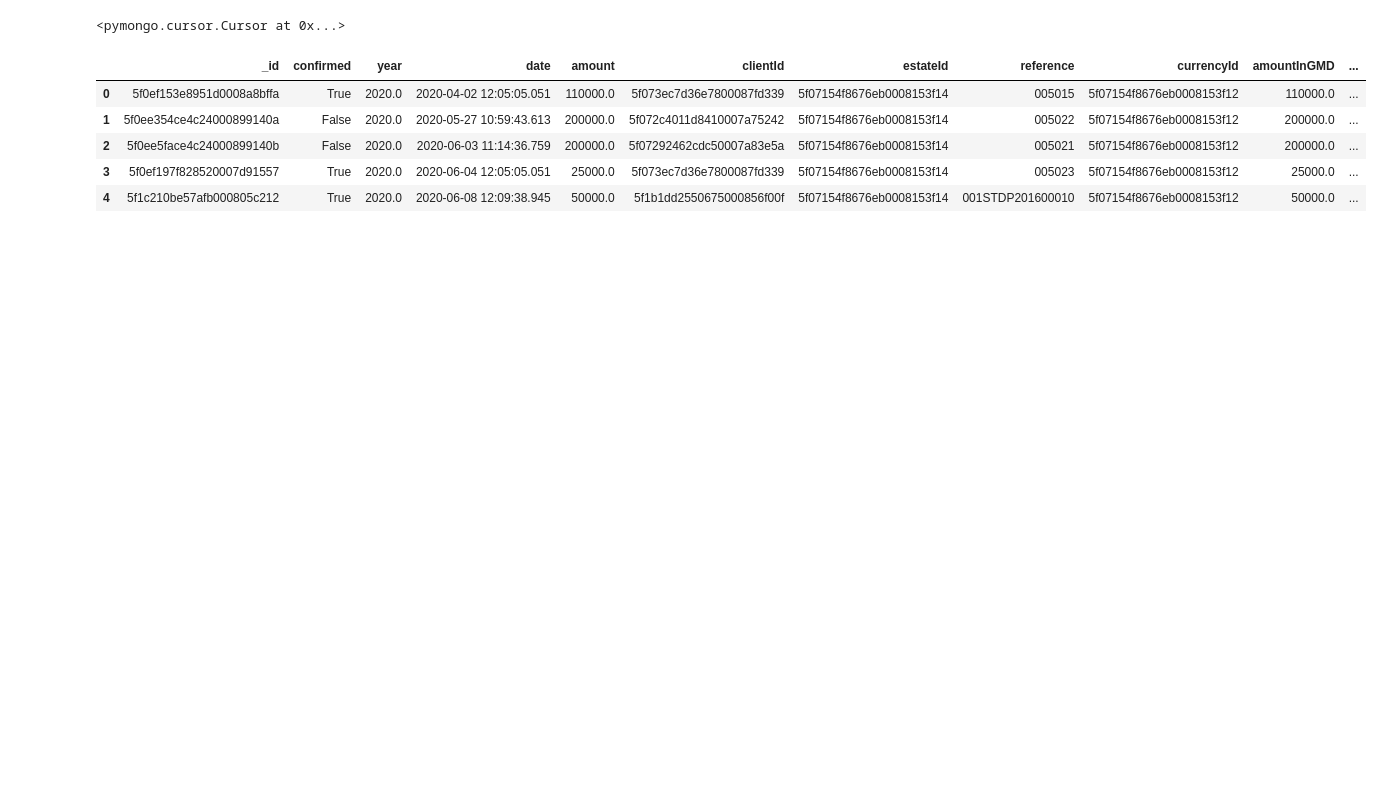
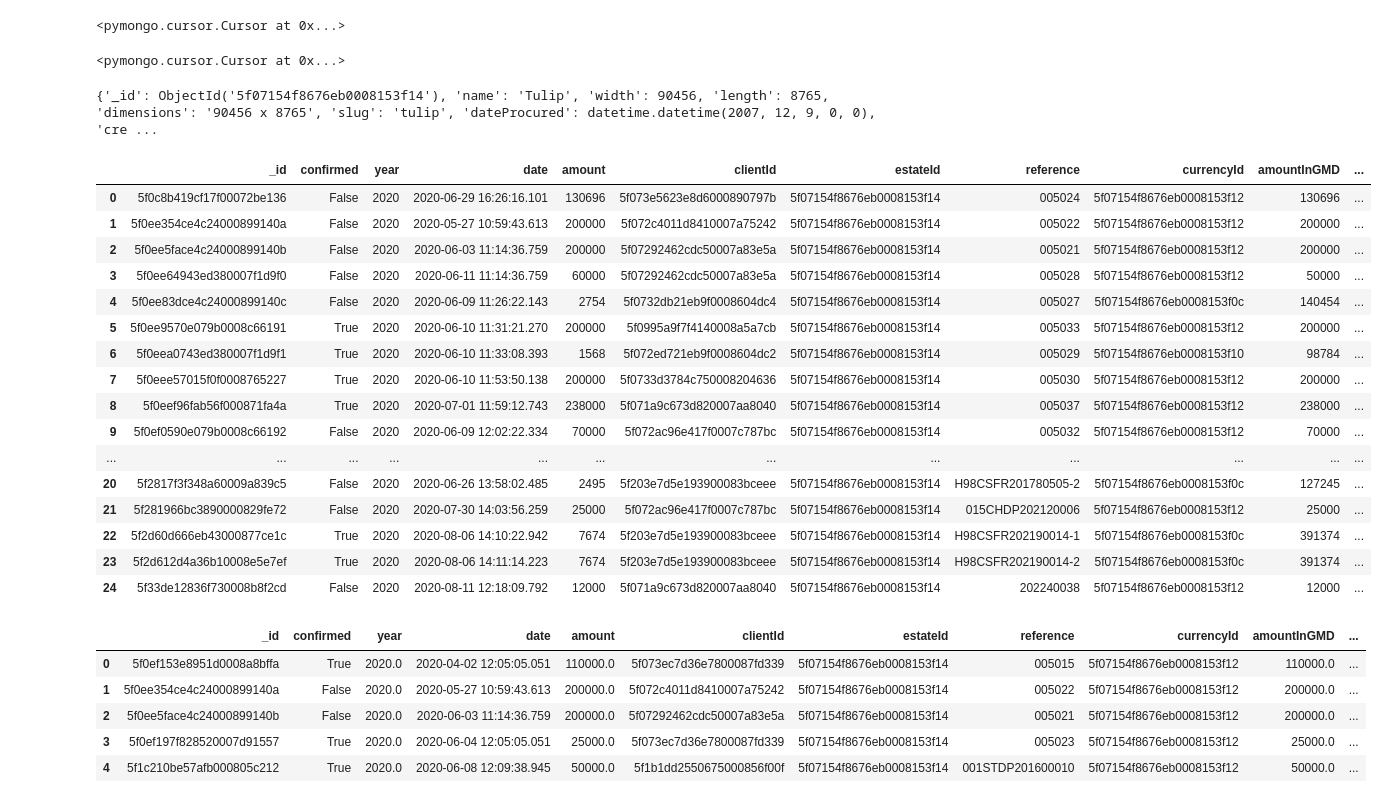
Before and after one commit to mikel189/yundoe, a Jupyter notebook: notebooks/TAG_MONTHLY_REVENUE_FORECAST.ipynb, the cells around one changed output. Saved outputs shown, nothing was run; the diff lists cells and outputs as text; code cells hidden in the pictures; blank space fills up the shorter version.

Commit message:
query data by estate id

```diff
--- a/notebooks/TAG_MONTHLY_REVENUE_FORECAST.ipynb
+++ b/notebooks/TAG_MONTHLY_REVENUE_FORECAST.ipynb
@@ -22,6 +22,61 @@ payments_data = payment_collections.find().sort(('date'))
 payments_data
 # %% [output]
 <pymongo.cursor.Cursor at 0x...>
+# %%
+def get_db():
+    client = MongoClient(host=mongo_uri)
+    db = client.lasperrlive
+    return db
+# %%
+def get_estate_id():
+    db = get_db()
+    estate_collection = db.estates
+    estates = estate_collection.find({})
+    return estates
+#     for estate in estates:
+# #         print('all estates', estate)
+#         return estate['_id']
+# %%
+es = get_estate_id()
+es
+# %% [output]
+<pymongo.cursor.Cursor at 0x...>
+# %%
+from bson.objectid import ObjectId
+
+def get_payments():
+    db = get_db()
+    payments_col = db.payments
+    estate_ids = get_estate_id()
+    for estate_id in estate_ids:
+        print(estate_id)
+        payments_doc = payments_col.find({'estateId': estate_id['_id']})
+        return payments_doc
+# %%
+payments = get_payments()
+# %% [output]
+{'_id': ObjectId('5f07154f8676eb0008153f14'), 'name': 'Tulip', 'width': 90456, 'length': 8765, 'dimensions': '90456 x 8765', 'slug': 'tulip', 'dateProcured': datetime.datetime(2007, 12, 9, 0, 0), 'cre ...
+# %%
+pd.DataFrame(payments)
+#     pd.DataFrame(payment)
+# %% [output]
+|  | _id | confirmed | year | date | amount | clientId | estateId | reference | currencyId | amountInGMD | ... |
+| 0 | 5f0c8b419cf17f00072be136 | False | 2020 | 2020-06-29 16:26:16.101 | 130696 | 5f073e5623e8d6000890797b | 5f07154f8676eb0008153f14 | 005024 | 5f07154f8676eb0008153f12 | 130696 | ... |
+| 1 | 5f0ee354ce4c24000899140a | False | 2020 | 2020-05-27 10:59:43.613 | 200000 | 5f072c4011d8410007a75242 | 5f07154f8676eb0008153f14 | 005022 | 5f07154f8676eb0008153f12 | 200000 | ... |
+| 2 | 5f0ee5face4c24000899140b | False | 2020 | 2020-06-03 11:14:36.759 | 200000 | 5f07292462cdc50007a83e5a | 5f07154f8676eb0008153f14 | 005021 | 5f07154f8676eb0008153f12 | 200000 | ... |
+| 3 | 5f0ee64943ed380007f1d9f0 | False | 2020 | 2020-06-11 11:14:36.759 | 60000 | 5f07292462cdc50007a83e5a | 5f07154f8676eb0008153f14 | 005028 | 5f07154f8676eb0008153f12 | 50000 | ... |
+| 4 | 5f0ee83dce4c24000899140c | False | 2020 | 2020-06-09 11:26:22.143 | 2754 | 5f0732db21eb9f0008604dc4 | 5f07154f8676eb0008153f14 | 005027 | 5f07154f8676eb0008153f0c | 140454 | ... |
+| 5 | 5f0ee9570e079b0008c66191 | True | 2020 | 2020-06-10 11:31:21.270 | 200000 | 5f0995a9f7f4140008a5a7cb | 5f07154f8676eb0008153f14 | 005033 | 5f07154f8676eb0008153f12 | 200000 | ... |
+| 6 | 5f0eea0743ed380007f1d9f1 | True | 2020 | 2020-06-10 11:33:08.393 | 1568 | 5f072ed721eb9f0008604dc2 | 5f07154f8676eb0008153f14 | 005029 | 5f07154f8676eb0008153f10 | 98784 | ... |
+| 7 | 5f0eee57015f0f0008765227 | True | 2020 | 2020-06-10 11:53:50.138 | 200000 | 5f0733d3784c750008204636 | 5f07154f8676eb0008153f14 | 005030 | 5f07154f8676eb0008153f12 | 200000 | ... |
+| 8 | 5f0eef96fab56f000871fa4a | True | 2020 | 2020-07-01 11:59:12.743 | 238000 | 5f071a9c673d820007aa8040 | 5f07154f8676eb0008153f14 | 005037 | 5f07154f8676eb0008153f12 | 238000 | ... |
+| 9 | 5f0ef0590e079b0008c66192 | False | 2020 | 2020-06-09 12:02:22.334 | 70000 | 5f072ac96e417f0007c787bc | 5f07154f8676eb0008153f14 | 005032 | 5f07154f8676eb0008153f12 | 70000 | ... |
+| ... | ... | ... | ... | ... | ... | ... | ... | ... | ... | ... | ... |
+| 20 | 5f2817f3f348a60009a839c5 | False | 2020 | 2020-06-26 13:58:02.485 | 2495 | 5f203e7d5e193900083bceee | 5f07154f8676eb0008153f14 | H98CSFR201780505-2 | 5f07154f8676eb0008153f0c | 127245 | ... |
+| 21 | 5f281966bc3890000829fe72 | False | 2020 | 2020-07-30 14:03:56.259 | 25000 | 5f072ac96e417f0007c787bc | 5f07154f8676eb0008153f14 | 015CHDP202120006 | 5f07154f8676eb0008153f12 | 25000 | ... |
+| 22 | 5f2d60d666eb43000877ce1c | True | 2020 | 2020-08-06 14:10:22.942 | 7674 | 5f203e7d5e193900083bceee | 5f07154f8676eb0008153f14 | H98CSFR202190014-1 | 5f07154f8676eb0008153f0c | 391374 | ... |
+| 23 | 5f2d612d4a36b10008e5e7ef | True | 2020 | 2020-08-06 14:11:14.223 | 7674 | 5f203e7d5e193900083bceee | 5f07154f8676eb0008153f14 | H98CSFR202190014-2 | 5f07154f8676eb0008153f0c | 391374 | ... |
+| 24 | 5f33de12836f730008b8f2cd | False | 2020 | 2020-08-11 12:18:09.792 | 12000 | 5f071a9c673d820007aa8040 | 5f07154f8676eb0008153f14 | 202240038 | 5f07154f8676eb0008153f12 | 12000 | ... |
 # %%
 payment_df = pd.DataFrame(payments_data)
 # %%
```
Also changed, not shown: 1 other file.
